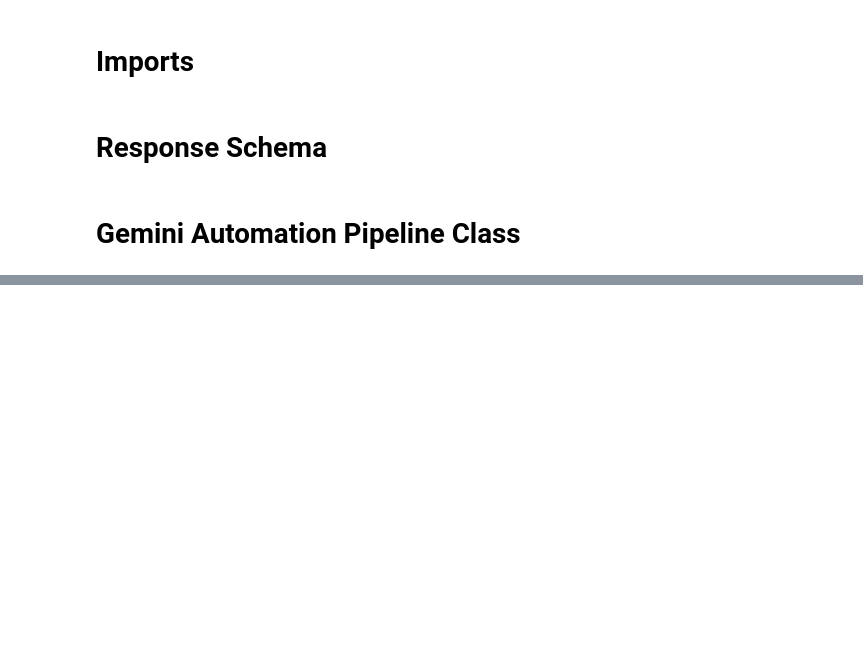
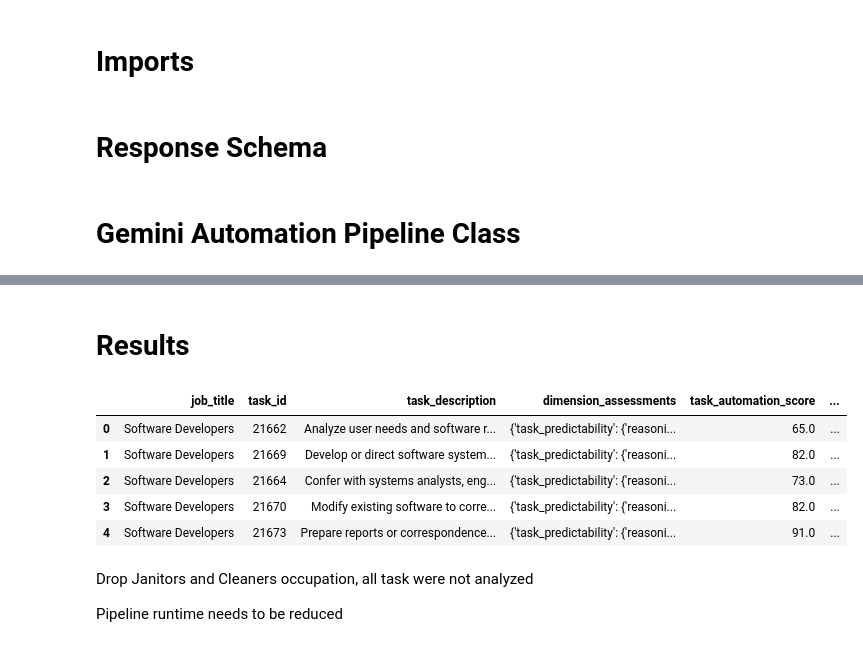
Before and after one commit to mjoslin-ai/magnimind_llm_job_displacement_analysis, a Jupyter notebook: notebooks/llm_analysis.ipynb, the cells around one changed output, grey strips where cells are left out. Drawn from its saved outputs; the diff is of its cells as text; code cells hidden in the pictures; blank space fills up the shorter version.

```diff
--- a/notebooks/llm_analysis.ipynb
+++ b/notebooks/llm_analysis.ipynb
@@ -126,0 +175,17 @@ class AutomationAssessmentPipeline:
+# %%
+# Load API Key from local text file
+with open("../api_key.txt", "r") as f:
+    API_KEY = f.read().strip()
+
+DATA_PATH = "../data/processed/unified_data.json"
+
+# Exact weight distribution from framework specification
+dimension_weights = {
+    "task_predictability": 0.15,
+    "interaction_medium": 0.15,
+    "social_requirement": 0.15,
+    "environmental_stability": 0.15,
+    "consequence_of_failure": 0.15,
+    "regulatory_barrier": 0.15,
+    "economic_arbitrage": 0.10
+}
@@ -126,0 +284,3 @@ class AutomationAssessmentPipeline:
+# %%
+pipeline.job_data = pipeline._load_json_data()
+final_assessments = await pipeline.process_all_occupations(dimension_weights)
@@ -126,0 +305,17 @@ class AutomationAssessmentPipeline:
+# %% [markdown]
+# Results
+# %%
+df_results = pd.DataFrame(final_assessments)
+df_results.to_json("../data/processed/automation_assessments.json", orient="records", indent=4)
+df_results.head()
+# %% [output]
+|  | job_title | task_id | task_description | dimension_assessments | task_automation_score | ... |
+| 0 | Software Developers | 21662 | Analyze user needs and software r... | {'task_predictability': {'reasoni... | 65.0 | ... |
+| 1 | Software Developers | 21669 | Develop or direct software system... | {'task_predictability': {'reasoni... | 82.0 | ... |
+| 2 | Software Developers | 21664 | Confer with systems analysts, eng... | {'task_predictability': {'reasoni... | 73.0 | ... |
+| 3 | Software Developers | 21670 | Modify existing software to corre... | {'task_predictability': {'reasoni... | 82.0 | ... |
+| 4 | Software Developers | 21673 | Prepare reports or correspondence... | {'task_predictability': {'reasoni... | 91.0 | ... |
+# %% [markdown]
+Drop Janitors and Cleaners occupation, all task were not analyzed
+
+Pipeline runtime needs to be reduced
```
Also changed, not shown: parts of 12 cells of this notebook, 3 other files.
